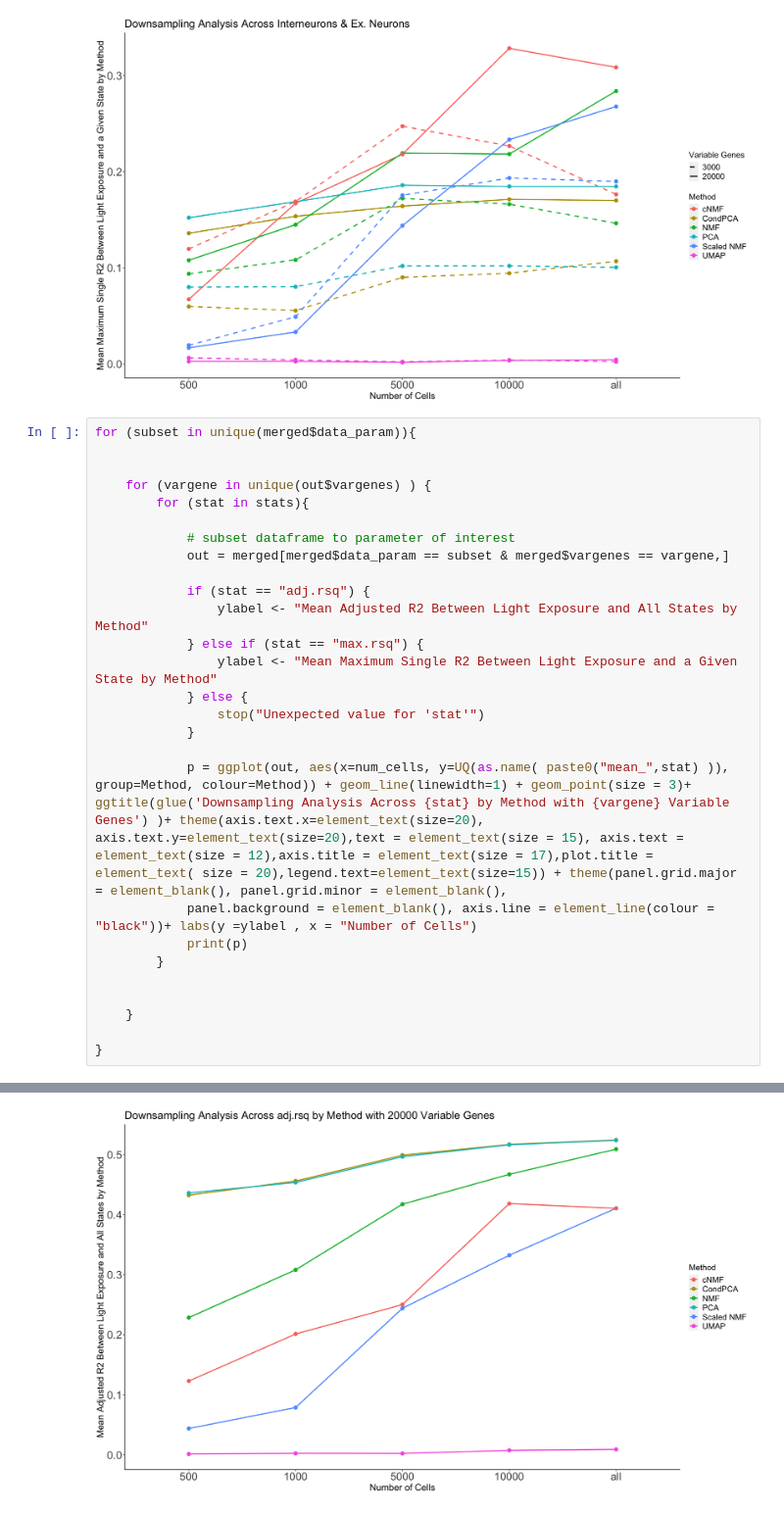
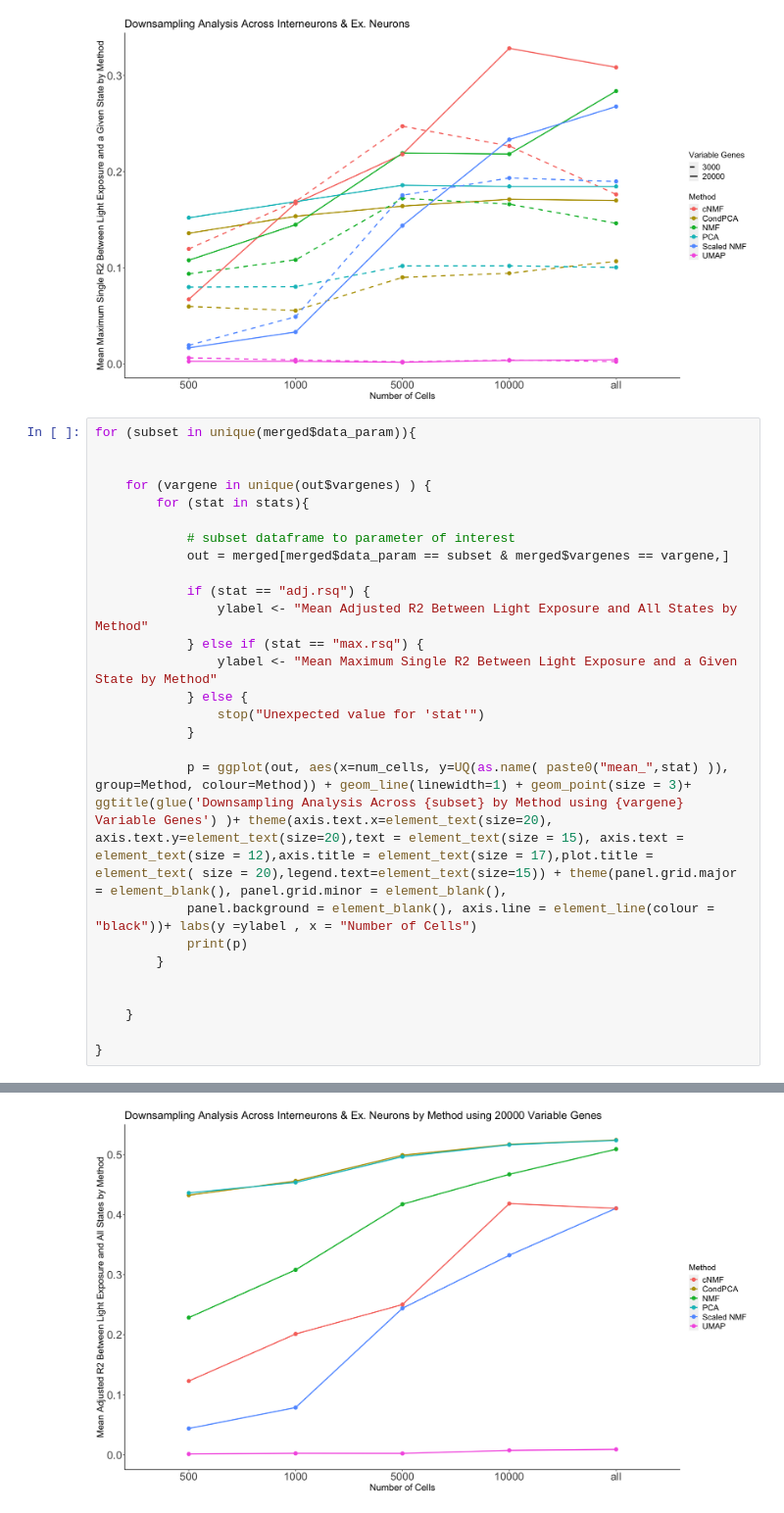
Before and after one commit to carversh/condPCA, a Jupyter notebook: Light_Hvratin/figures/Fig2_dotplots.ipynb, the cells around one changed output, grey strips where cells are left out. Shown at 98% size. Drawn from its saved outputs; the diff is of its cells as text.

Commit message:
fixed titles of the last set of plots

```diff
--- a/Light_Hvratin/figures/Fig2_dotplots.ipynb
+++ b/Light_Hvratin/figures/Fig2_dotplots.ipynb
@@ -171,7 +189,7 @@ for (subset in unique(merged$data_param)){
                 stop("Unexpected value for 'stat'")
             }
 
-            p = ggplot(out, aes(x=num_cells, y=UQ(as.name( paste0("mean_",stat) )), group=Method, colour=Method)) + geom_line(linewidth=1) + geom_point(size = 3)+ ggtitle(glue('Downsampling Analysis Across {stat} by Method with {vargene} Variable Genes') )+ theme(axis.text.x=element_text(size=20), axis.text.y=element_text(size=20),text = element_text(size = 15), axis.text = element_text(size = 12),axis.title = element_text(size = 17),plot.title = element_text( size = 20),legend.text=element_text(size=15)) + theme(panel.grid.major = element_blank(), panel.grid.minor = element_blank(),
+            p = ggplot(out, aes(x=num_cells, y=UQ(as.name( paste0("mean_",stat) )), group=Method, colour=Method)) + geom_line(linewidth=1) + geom_point(size = 3)+ ggtitle(glue('Downsampling Analysis Across {subset} by Method using {vargene} Variable Genes') )+ theme(axis.text.x=element_text(size=20), axis.text.y=element_text(size=20),text = element_text(size = 15), axis.text = element_text(size = 12),axis.title = element_text(size = 17),plot.title = element_text( size = 20),legend.text=element_text(size=15)) + theme(panel.grid.major = element_blank(), panel.grid.minor = element_blank(),
             panel.background = element_blank(), axis.line = element_line(colour = "black"))+ labs(y =ylabel , x = "Number of Cells")
             print(p)
         }
@@ -186 +204 @@ for (subset in unique(merged$data_param)){
-[figure, old version]
+[figure, new version]
```
Also changed, not shown: parts of 2 cells of this notebook.
